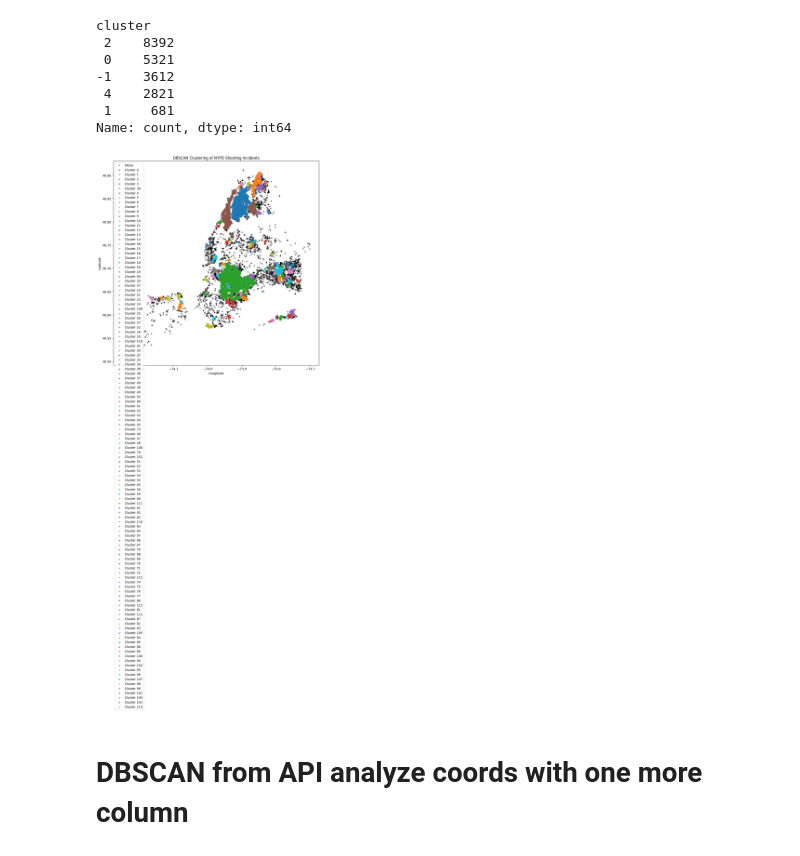
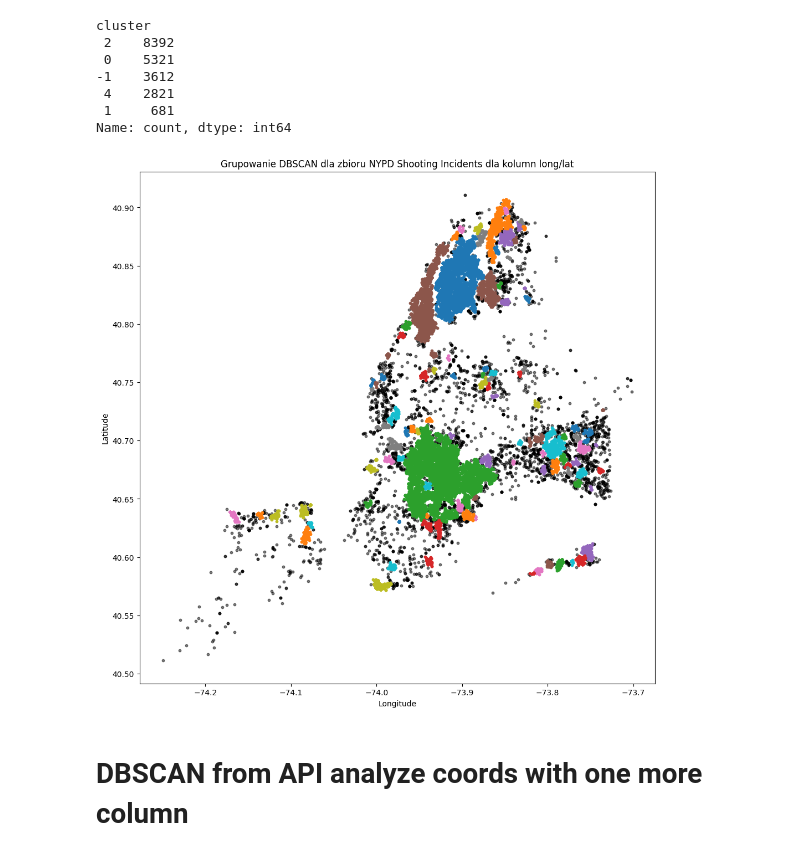
Before and after one commit to jkwiatk1/spatial-data-mining, a Jupyter notebook: 3-dbscan_tests.ipynb, the cells around one changed output. Cells and saved outputs as stored; diff of their text form; code cells hidden in the pictures.

```diff
--- a/3-dbscan_tests.ipynb
+++ b/3-dbscan_tests.ipynb
@@ -102,29 +102,25 @@ cluster
  1     681
 Name: count, dtype: int64
 # %%
-# Set up the plot
 fig, ax = plt.subplots(1, 1, figsize=(12, 12))
 
 # Plotting each cluster with a different color
 labels = nyc_df['cluster'].unique()
 for label in labels:
     cluster_data = nyc_df[nyc_df['cluster'] == label]
     if label == -1:
         # Plot noise points in black
         ax.scatter(cluster_data['longitude'], cluster_data['latitude'], c='k', label=f'Noise', s=10, alpha=0.5)
     else:
         ax.scatter(cluster_data['longitude'], cluster_data['latitude'], label=f'Cluster {label}', s=10)
 
-# Setting up additional parameters for the plot
-ax.set_title('DBSCAN Clustering of NYPD Shooting Incidents')
+ax.set_title('Grupowanie DBSCAN dla zbioru NYPD Shooting Incidents dla kolumn long/lat')
 ax.set_xlabel('Longitude')
 ax.set_ylabel('Latitude')
-plt.legend()
-
-# Display the plot
+# plt.legend()
 plt.show()
 # %% [output]
-[figure, old version]
+[figure, new version]
 # %% [markdown]
 # DBSCAN from API analyze coords with one more column
 # %%
```
Also changed, not shown: parts of 11 cells of this notebook, 2 other files.
